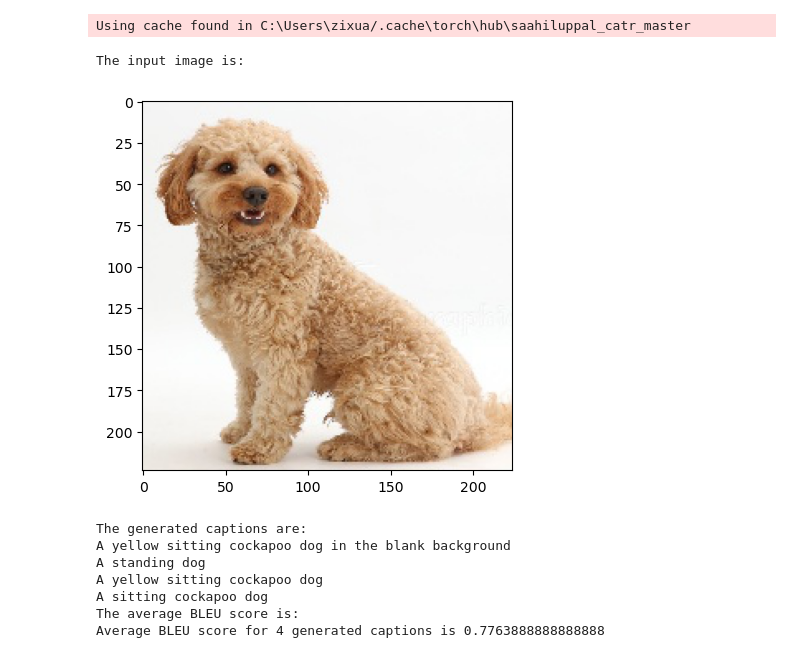
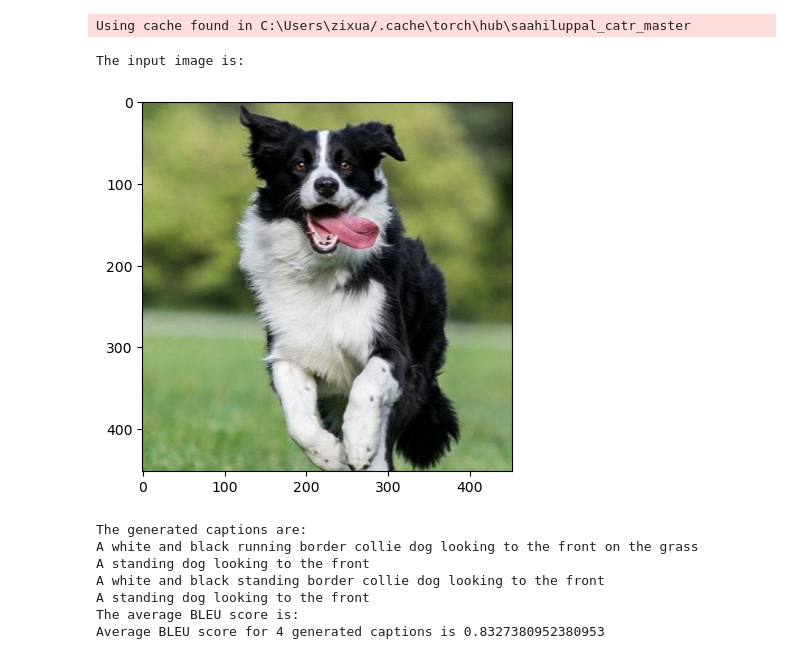
Before and after one commit to ece1786-2022/CaptionMe, a Jupyter notebook: anticipated_model/prediction_qualitative.ipynb, the cells around one changed output. Cells and saved outputs as stored; diff of their text form; code cells hidden in the pictures.

Commit message:
fune models on updated data and redo the quali and quanti results

```diff
--- a/anticipated_model/prediction_qualitative.ipynb
+++ b/anticipated_model/prediction_qualitative.ipynb
@@ -126,6 +126,7 @@ def generate_n_captions(image_path, num_examples, reference):
     print('The input image is:')
     plt.imshow(image, vmin=0, vmax=255)
     plt.show()
+
     all_generation_word = []
     all_generation_prob = []
     reverse_replace_dict = {'parrot':'Cockapoo', 'dalmatian':'Dalmation', 'bluebonnet':'Bluetick', 'pere':'Perenees', 'goren':'Groenendael', 'shih':'Shih-Tzu', 'shar':'Shar_Pei', 'komon':'Komondor'}
@@ -133,44 +134,44 @@ def generate_n_captions(image_path, num_examples, reference):
     for _ in range(num_examples):
         caption, generation_prob = predict(image_path, device, temperature=1.0, top_p=None, top_k=3)
         result = tokenizer.decode(caption[0].tolist(), skip_special_tokens=True)
         sting_list = result.split()
         combined_string = ''
         for i, word in enumerate (sting_list):
             if word in reverse_replace_dict.keys():
                 sting_list[i] = reverse_replace_dict[word]
             if i != 0:
                 combined_string += ' '
             combined_string += sting_list[i]
 
         #result = tokenizer.decode(output[0], skip_special_tokens=True)
         print(combined_string.capitalize())
         all_generation_word.append(sting_list)
         all_generation_prob.append(generation_prob)
     print('The average BLEU score is:')
     BLEU_score = []
     for generation_word in all_generation_word:
         BLEU_score.append(sentence_bleu(reference, generation_word, weights=[1]))
 
     print('Average BLEU score for {} generated captions is {}'.format(num_examples, sum(BLEU_score)/len(BLEU_score)))
     print('\n')
-image_path = '../All_Data/valid/Cockapoo/1.jpg'
+image_path = '../All_Data/valid/Border Collie/2.jpg'
 num_examples = 4
 reference = [
-            'a sitting dog'.split(),
-            'a sitting cockapoo dog'.split(),
-            'a yellow sitting cockapoo dog'.split(),
-            'a yellow sitting cockapoo dog in the blank background'.split()
+            'a running dog looking to the front'.split(),
+            'a running Border Collie dog looking to the front'.split(),
+            'a white and black running Border Collie dog looking to the front'.split(),
+            'a white and black running Border Collie dog looking to the front on the grass'.split()
             ]
 generate_n_captions(image_path, num_examples, reference)
 # %% [output]
 Using cache found in C:\Users\zixua/.cache\torch\hub\saahiluppal_catr_master
 The input image is:
-[figure, old version]
+[figure, new version]
 The generated captions are:
-A yellow sitting cockapoo dog in the blank background
-A standing dog
-A yellow sitting cockapoo dog
-A sitting cockapoo dog
+A white and black running border collie dog looking to the front on the grass
+A standing dog looking to the front
+A white and black standing border collie dog looking to the front
+A standing dog looking to the front
 The average BLEU score is:
-Average BLEU score for 4 generated captions is 0.7763888888888888
+Average BLEU score for 4 generated captions is 0.8327380952380953
 # %%
```
Also changed, not shown: parts of 3 cells of this notebook, 4 other files.
